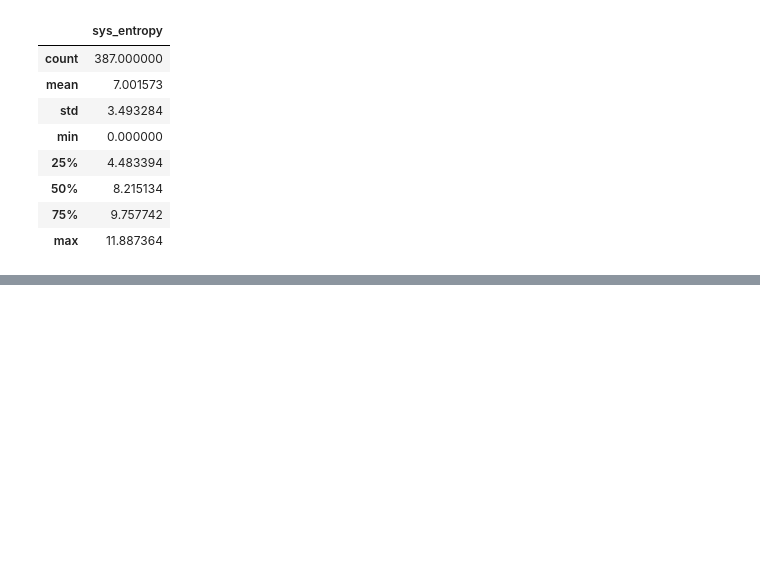
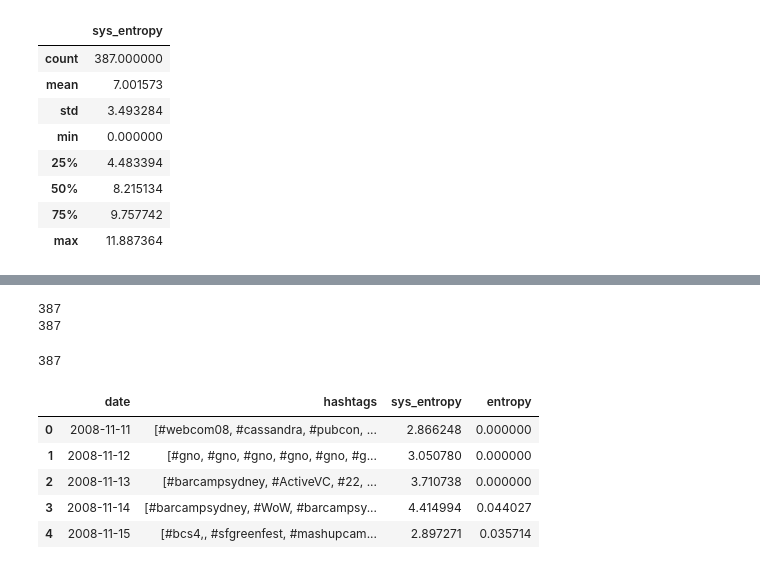
Before and after one commit to WeStCoastSlavs/quebec, a Jupyter notebook: working_dir/assignment_10/assignment_10.ipynb, the cells around one changed output, grey strips where cells are left out. Saved outputs shown, nothing was run; the diff lists cells and outputs as text; code cells hidden in the pictures; blank space fills up the shorter version.

```diff
--- a/working_dir/assignment_10/assignment_10.ipynb
+++ b/working_dir/assignment_10/assignment_10.ipynb
@@ -221,0 +242,20 @@ df2.describe()
+# %%
+print(len(user_entropy_by_day))
+print(len(df2))
+# %% [output]
+387
+387
+# %%
+entropy_df = pd.merge(df2, user_entropy_by_day, on='date', how='outer')
+len(entropy_df)
+# %% [output]
+387
+# %%
+entropy_df.head()
+# %% [output]
+|  | date | hashtags | sys_entropy | entropy |
+| 0 | 2008-11-11 | [#webcom08, #cassandra, #pubcon, ... | 2.866248 | 0.000000 |
+| 1 | 2008-11-12 | [#gno, #gno, #gno, #gno, #gno, #g... | 3.050780 | 0.000000 |
+| 2 | 2008-11-13 | [#barcampsydney, #ActiveVC, #22, ... | 3.710738 | 0.000000 |
+| 3 | 2008-11-14 | [#barcampsydney, #WoW, #barcampsy... | 4.414994 | 0.044027 |
+| 4 | 2008-11-15 | [#bcs4,, #sfgreenfest, #mashupcam... | 2.897271 | 0.035714 |
```
Also changed, not shown: parts of 14 cells of this notebook.
